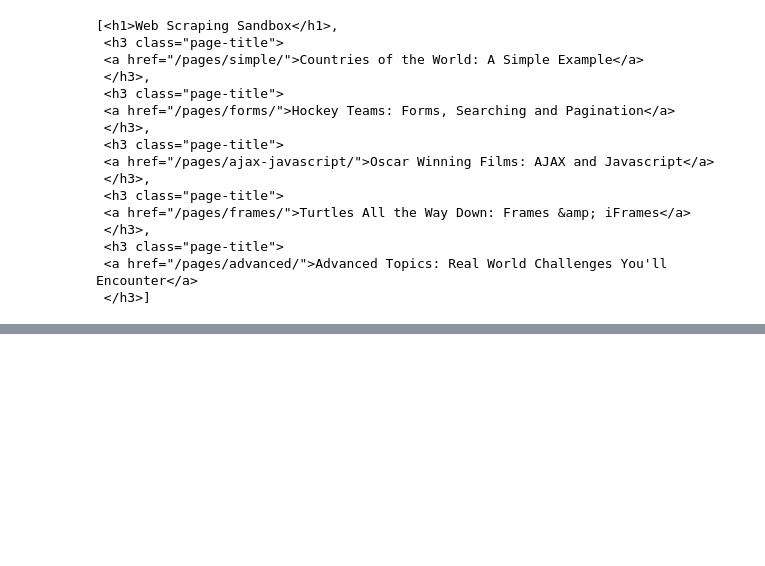
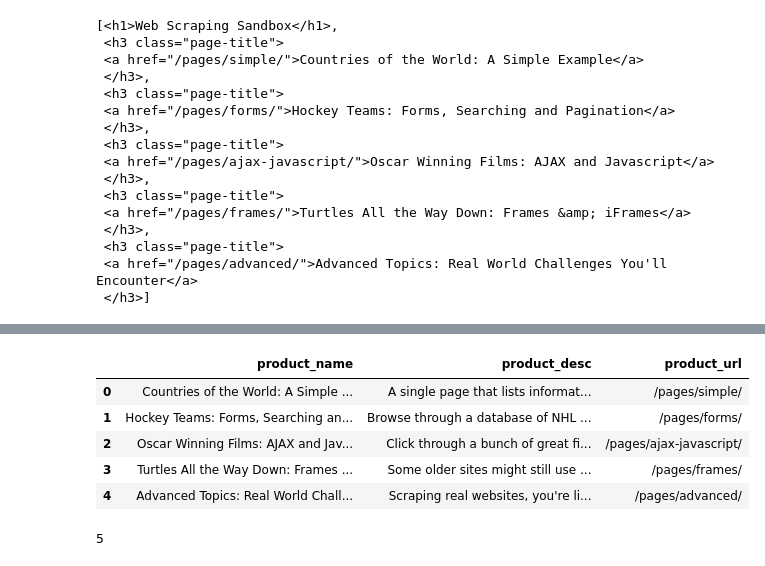
Before and after one commit to asifkasi/course-python-and-automation-by-kasi, a Jupyter notebook: Student's Folders/abdur rehman/web_scraping/other_website/scrapethissite.ipynb, the cells around one changed output, grey strips where cells are left out. Cells and saved outputs as stored; diff of their text form; code cells hidden in the pictures; blank space fills up the shorter version.

Commit message:
web scraping

```diff
--- a/Student's Folders/abdur rehman/web_scraping/other_website/scrapethissite.ipynb
+++ b/Student's Folders/abdur rehman/web_scraping/other_website/scrapethissite.ipynb
@@ -83,0 +127,33 @@ header
+# %%
+data = []
+var_all = soup.find_all('div',class_='page')
+for div in var_all:
+    var_dict = {
+    "product_name":"",
+    "product_desc":"",
+    "product_url":"",
+    # "img_url":""
+
+    }
+    var_dict["product_name"] = div.find("h3").text.strip().replace("\n"," ").replace("\t","")
+    var_dict["product_desc"] = div.find("p").text.strip().replace("\n"," ").replace("\t","")
+    var_dict["product_url"] = div.find("a")["href"]
+    # var_dict
+#     var_dict["img_url"] = div.find("img")["src"]
+    # print(var_dict)
+    # print()
+    data.append(var_dict.copy())
+import pandas as pd
+df = pd.DataFrame(data)
+df
+# %% [output]
+|  | product_name | product_desc | product_url |
+| 0 | Countries of the World: A Simple ... | A single page that lists informat... | /pages/simple/ |
+| 1 | Hockey Teams: Forms, Searching an... | Browse through a database of NHL ... | /pages/forms/ |
+| 2 | Oscar Winning Films: AJAX and Jav... | Click through a bunch of great fi... | /pages/ajax-javascript/ |
+| 3 | Turtles All the Way Down: Frames ... | Some older sites might still use ... | /pages/frames/ |
+| 4 | Advanced Topics: Real World Chall... | Scraping real websites, you're li... | /pages/advanced/ |
+# %%
+len(var_all)
+# %% [output]
+5
```
Also changed, not shown: parts of 4 cells of this notebook, 10 other files.
